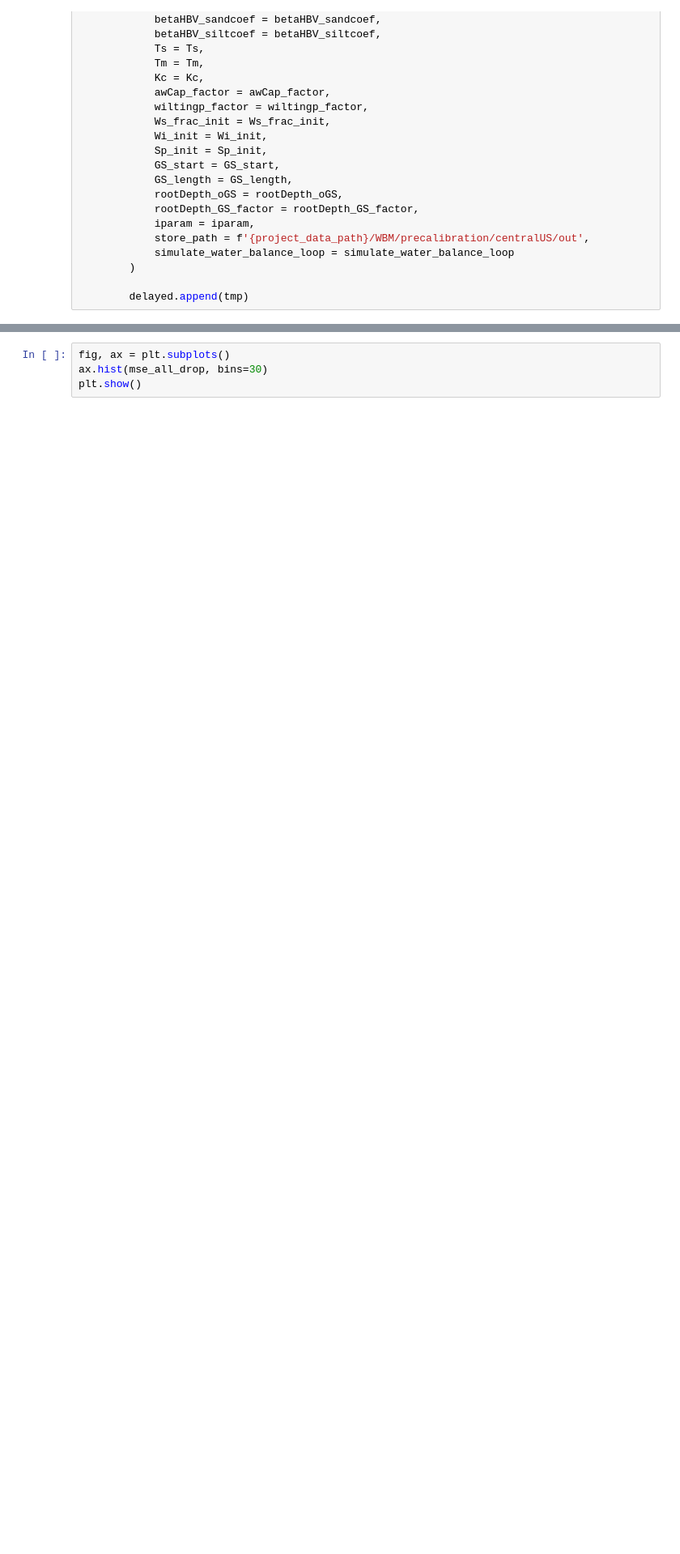
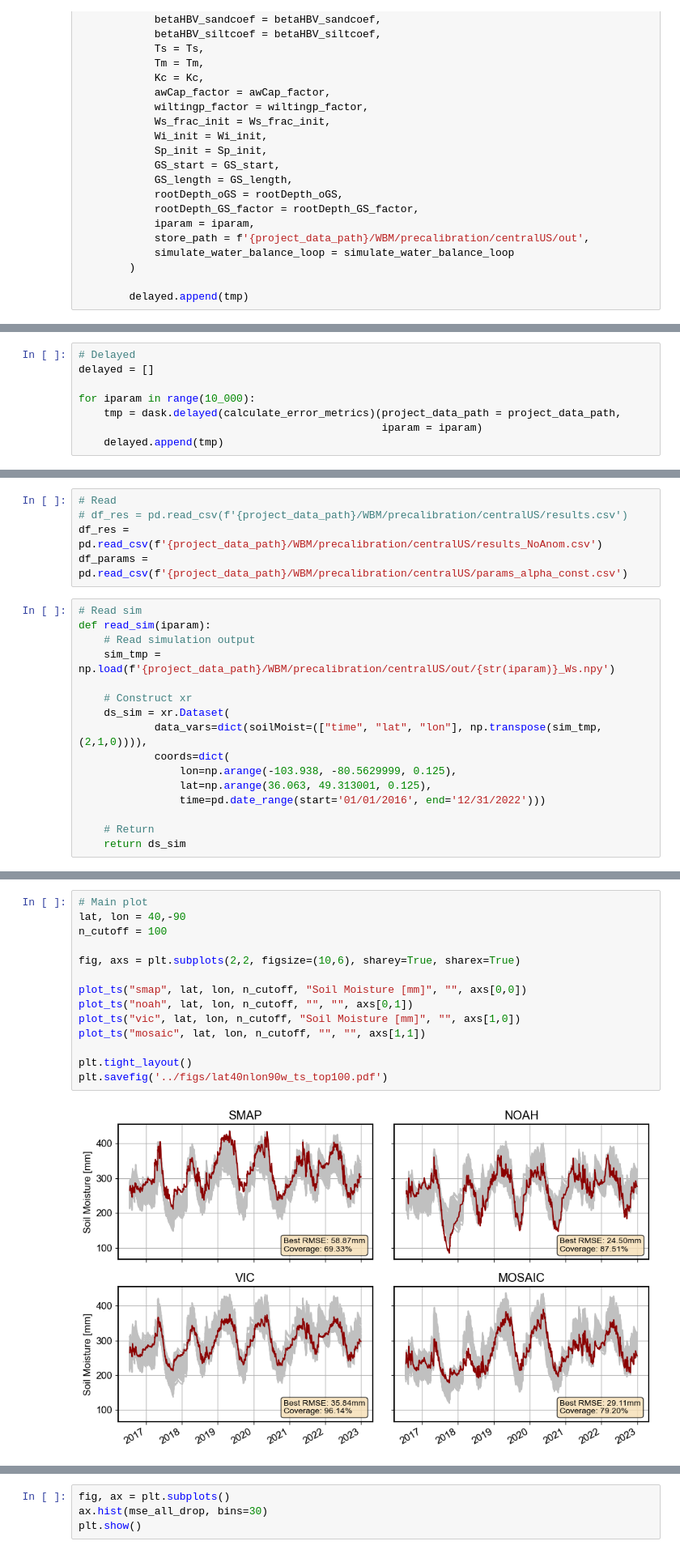
Before and after one commit to david0811/lafferty-etal-2024-tbd, a Jupyter notebook: code/02a_WBM_precalibration.ipynb, the cells around one changed output, grey strips where cells are left out. Shown at 81% size. Drawn from its saved outputs; the diff is of its cells as text; blank space fills up the shorter version.

```diff
--- a/code/02a_WBM_precalibration_runs.ipynb
+++ b/code/02a_WBM_precalibration.ipynb
@@ -664,0 +733,8 @@ mse_all_drop = [x for x in mse_all if x is not None]
+# %%
+# Delayed
+delayed = []
+
+for iparam in range(10_000):
+    tmp = dask.delayed(calculate_error_metrics)(project_data_path = project_data_path,
+                                                iparam = iparam)
+    delayed.append(tmp)
@@ -664,0 +750,21 @@ mse_all_drop = [x for x in mse_all if x is not None]
+# %%
+# Read
+# df_res = pd.read_csv(f'{project_data_path}/WBM/precalibration/centralUS/results.csv')
+df_res = pd.read_csv(f'{project_data_path}/WBM/precalibration/centralUS/results_NoAnom.csv')
+df_params = pd.read_csv(f'{project_data_path}/WBM/precalibration/centralUS/params_alpha_const.csv')
+# %%
+# Read sim
+def read_sim(iparam):
+    # Read simulation output
+    sim_tmp = np.load(f'{project_data_path}/WBM/precalibration/centralUS/out/{str(iparam)}_Ws.npy')
+
+    # Construct xr
+    ds_sim = xr.Dataset(
+            data_vars=dict(soilMoist=(["time", "lat", "lon"], np.transpose(sim_tmp, (2,1,0)))),
+            coords=dict(
+                lon=np.arange(-103.938, -80.5629999, 0.125),
+                lat=np.arange(36.063, 49.313001, 0.125),
+                time=pd.date_range(start='01/01/2016', end='12/31/2022')))
+
+    # Return
+    return ds_sim
@@ -664,0 +821,16 @@ mse_all_drop = [x for x in mse_all if x is not None]
+# %%
+# Main plot
+lat, lon = 40,-90
+n_cutoff = 100
+
+fig, axs = plt.subplots(2,2, figsize=(10,6), sharey=True, sharex=True)
+
+plot_ts("smap", lat, lon, n_cutoff, "Soil Moisture [mm]", "", axs[0,0])
+plot_ts("noah", lat, lon, n_cutoff, "", "", axs[0,1])
+plot_ts("vic", lat, lon, n_cutoff, "Soil Moisture [mm]", "", axs[1,0])
+plot_ts("mosaic", lat, lon, n_cutoff, "", "", axs[1,1])
+
+plt.tight_layout()
+plt.savefig('../figs/lat40nlon90w_ts_top100.pdf')
+# %% [output]
+[figure, added]
```
Also changed, not shown: parts of 47 cells of this notebook, 2 other files.
